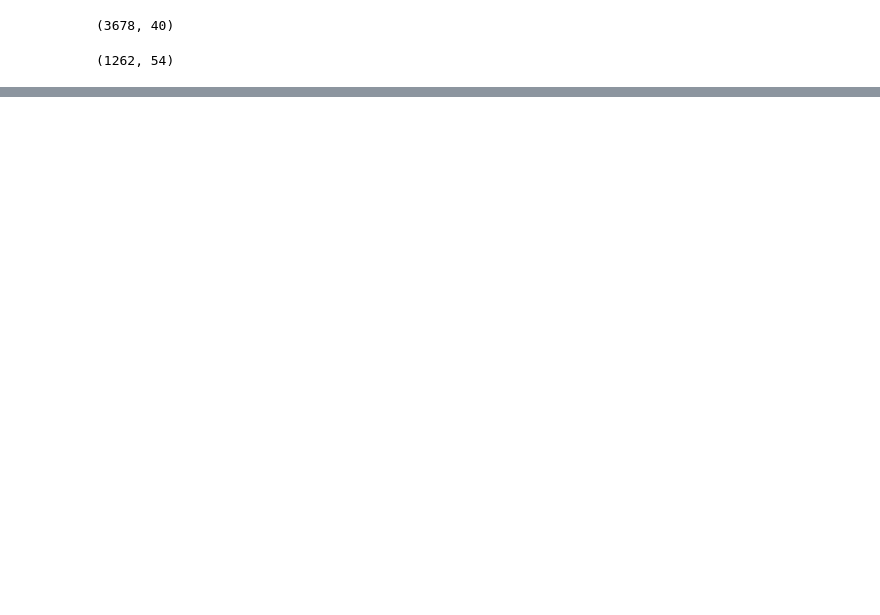
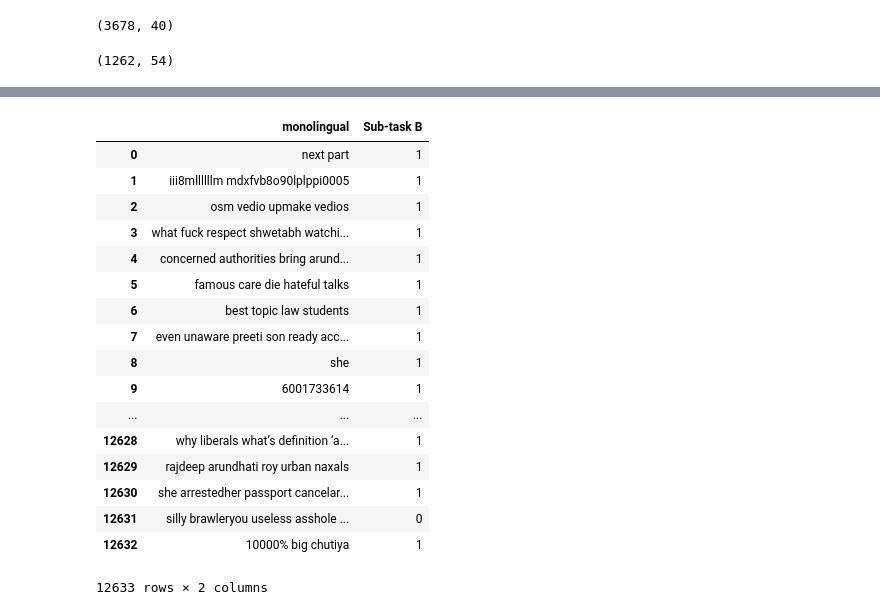
Before and after one commit to rachitsaksena/Multilingual-Agression-Classification, a Jupyter notebook: Data Models/bag of words.ipynb, the cells around one changed output, grey strips where cells are left out. Drawn from its saved outputs; the diff is of its cells as text; code cells hidden in the pictures; blank space fills up the shorter version.

```diff
--- a/Data Models/bag of words.ipynb
+++ b/Data Models/bag of words.ipynb
@@ -269,0 +275,23 @@ weighted avg       0.68      0.78      0.70      1262
+# %%
+x=pd.read_csv("../Data/x_eng_oversampled.csv")
+# %%
+x
+# %% [output]
+|  | monolingual | Sub-task B |
+| 0 | next part | 1 |
+| 1 | iii8mllllllm mdxfvb8o90lplppi0005 | 1 |
+| 2 | osm vedio upmake vedios | 1 |
+| 3 | what fuck respect shwetabh watchi... | 1 |
+| 4 | concerned authorities bring arund... | 1 |
+| 5 | famous care die hateful talks | 1 |
+| 6 | best topic law students | 1 |
+| 7 | even unaware preeti son ready acc... | 1 |
+| 8 | she | 1 |
+| 9 | 6001733614 | 1 |
+| ... | ... | ... |
+| 12628 | why liberals what’s definition ‘a... | 1 |
+| 12629 | rajdeep arundhati roy urban naxals | 1 |
+| 12630 | she arrestedher passport cancelar... | 1 |
+| 12631 | silly brawleryou useless asshole ... | 0 |
+| 12632 | 10000% big chutiya | 1 |
+12633 rows × 2 columns
```
Also changed, not shown: parts of 9 cells of this notebook, 1 other file.
